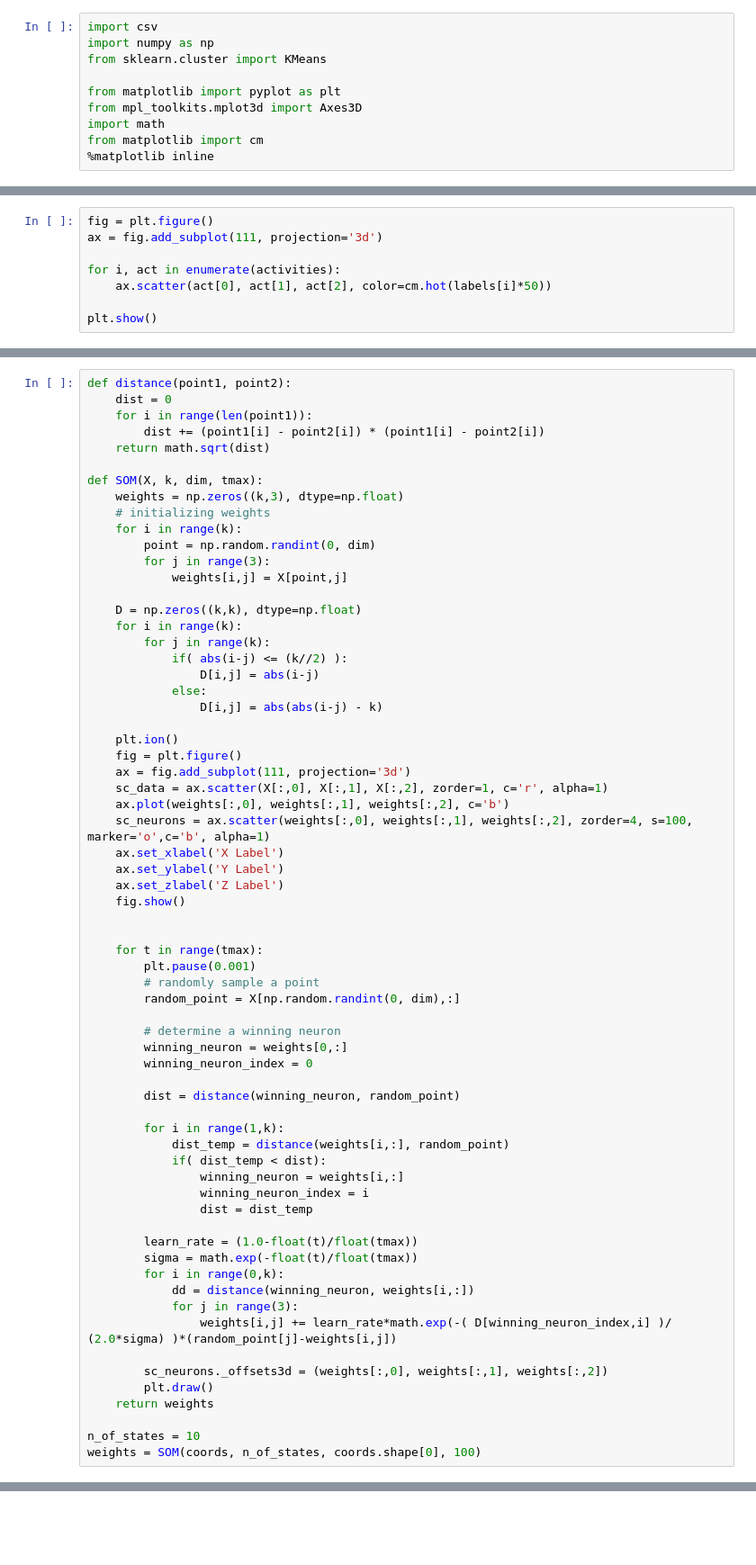
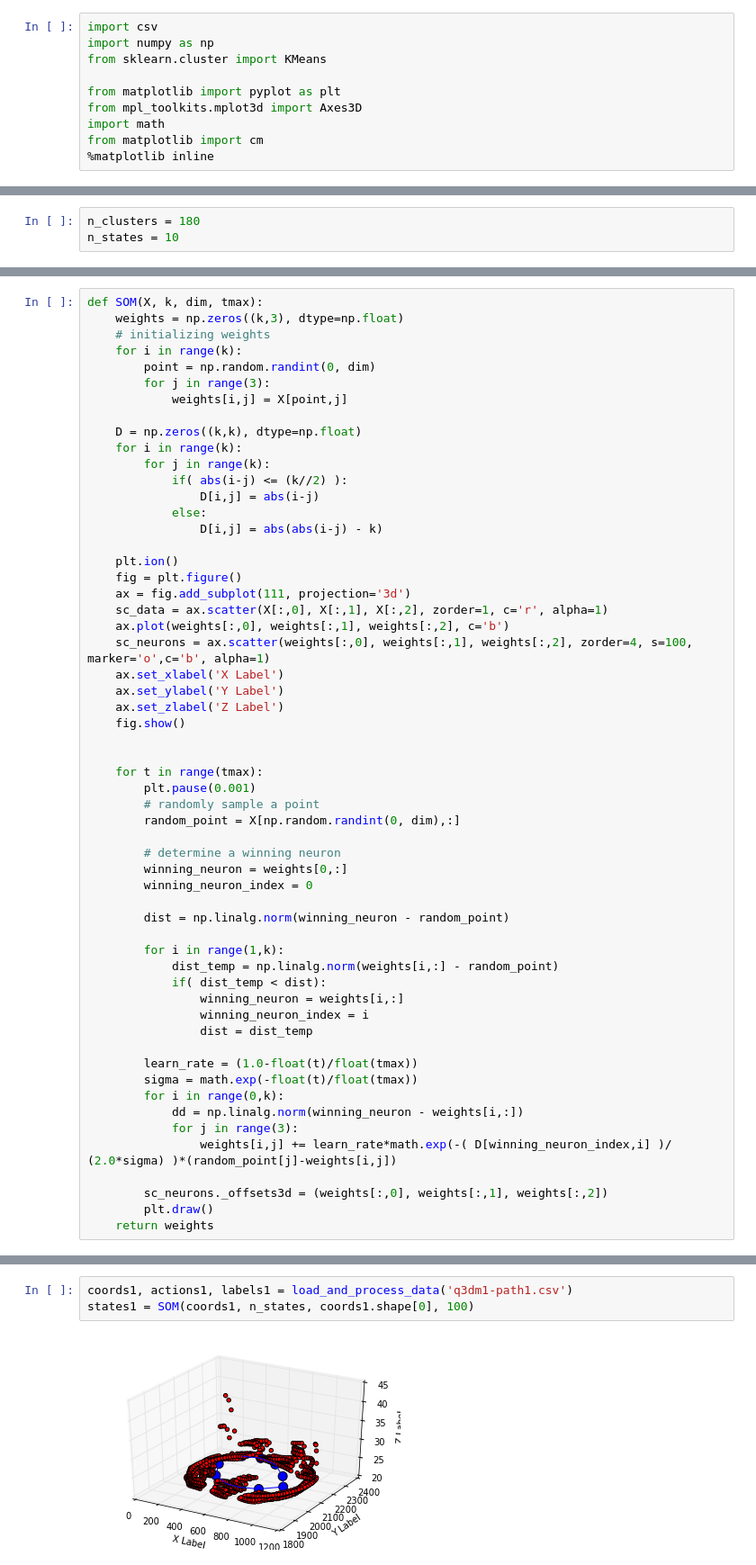
Before and after one commit to liyakun/GameAI, a Jupyter notebook: project03/src/traj.ipynb, the cells around one changed output, grey strips where cells are left out. Shown at 90% size. Saved outputs shown, nothing was run; the diff lists cells and outputs as text; blank space fills up the shorter version.

```diff
--- a/project03/src/traj.ipynb
+++ b/project03/src/traj.ipynb
@@ -13 +11,4 @@ n_clusters = 20
+# %%
+n_clusters = 180
+n_states = 10
 # %%
@@ -23,8 +32,0 @@ labels = estimator.labels_
-# %%
-fig = plt.figure()
-ax = fig.add_subplot(111, projection='3d')
-
-for i, act in enumerate(activities):
-    ax.scatter(act[0], act[1], act[2], color=cm.hot(labels[i]*50))
-
-plt.show()
@@ -33,10 +33,4 @@ plt.show()
 # %%
-def distance(point1, point2):
-    dist = 0
-    for i in range(len(point1)):
-        dist += (point1[i] - point2[i]) * (point1[i] - point2[i])
-    return math.sqrt(dist)
-
 def SOM(X, k, dim, tmax):
     weights = np.zeros((k,3), dtype=np.float)
     # initializing weights
@@ -74,10 +68,10 @@ def SOM(X, k, dim, tmax):
         winning_neuron = weights[0,:]
         winning_neuron_index = 0
 
-        dist = distance(winning_neuron, random_point)
+        dist = np.linalg.norm(winning_neuron - random_point)
 
         for i in range(1,k):
-            dist_temp = distance(weights[i,:], random_point)
+            dist_temp = np.linalg.norm(weights[i,:] - random_point)
             if( dist_temp < dist):
                 winning_neuron = weights[i,:]
                 winning_neuron_index = i
@@ -86,13 +80,10 @@ def SOM(X, k, dim, tmax):
         learn_rate = (1.0-float(t)/float(tmax))
         sigma = math.exp(-float(t)/float(tmax))
         for i in range(0,k):
-            dd = distance(winning_neuron, weights[i,:])
+            dd = np.linalg.norm(winning_neuron - weights[i,:])
             for j in range(3):
                 weights[i,j] += learn_rate*math.exp(-( D[winning_neuron_index,i] )/ (2.0*sigma) )*(random_point[j]-weights[i,j])
 
         sc_neurons._offsets3d = (weights[:,0], weights[:,1], weights[:,2])
         plt.draw()
     return weights
-
-n_of_states = 10
-weights = SOM(coords, n_of_states, coords.shape[0], 100)
@@ -176,0 +131,5 @@ plt.show()
+# %%
+coords1, actions1, labels1 = load_and_process_data('q3dm1-path1.csv')
+states1 = SOM(coords1, n_states, coords1.shape[0], 100)
+# %% [output]
+[figure, added]
```
Also changed, not shown: parts of 12 cells of this notebook.
